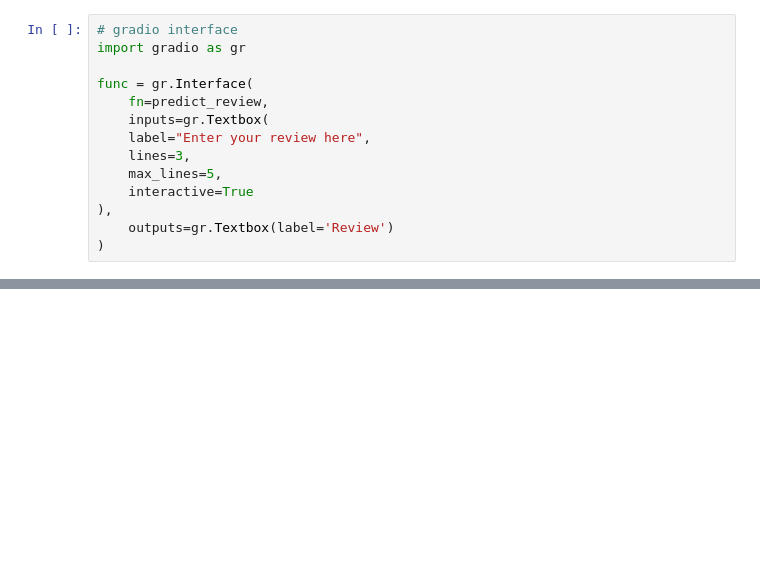
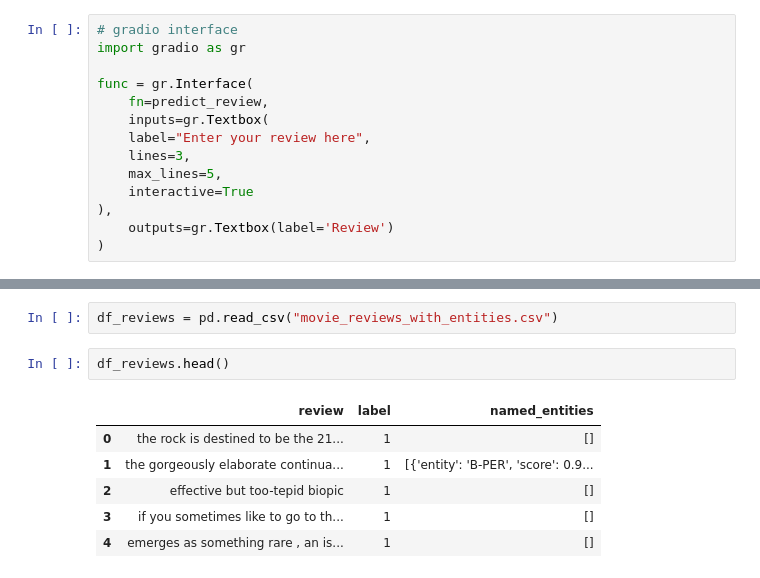
Before and after one commit to junghodavidlee/Project-3, a Jupyter notebook: IMDB Movie Sentiment Analysis.ipynb, the cells around one changed output, grey strips where cells are left out. Saved outputs shown, nothing was run; the diff lists cells and outputs as text; blank space fills up the shorter version.

```diff
--- a/IMDB Movie Sentiment Analysis.ipynb
+++ b/IMDB Movie Sentiment Analysis.ipynb
@@ -103,0 +163,11 @@ Could not create share link. Please check your internet connection or our status
+# %%
+df_reviews = pd.read_csv("movie_reviews_with_entities.csv")
+# %%
+df_reviews.head()
+# %% [output]
+|  | review | label | named_entities |
+| 0 | the rock is destined to be the 21... | 1 | [] |
+| 1 | the gorgeously elaborate continua... | 1 | [{'entity': 'B-PER', 'score': 0.9... |
+| 2 | effective but too-tepid biopic | 1 | [] |
+| 3 | if you sometimes like to go to th... | 1 | [] |
+| 4 | emerges as something rare , an is... | 1 | [] |
```
Also changed, not shown: parts of 7 cells of this notebook, 1 other file.
